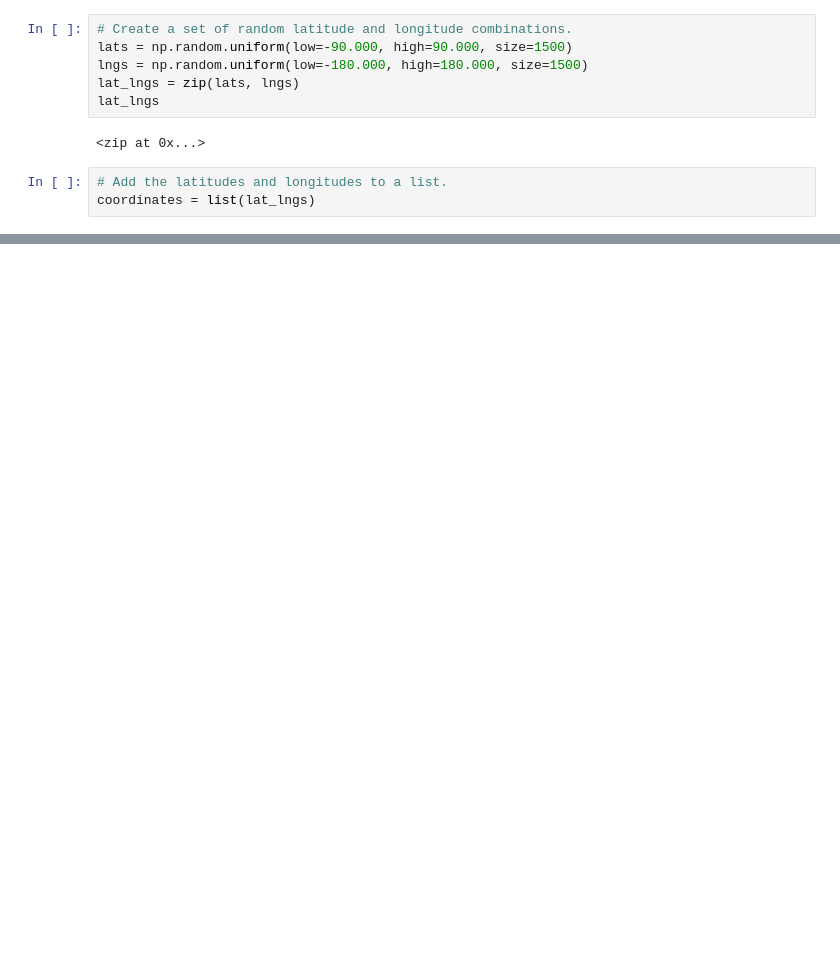
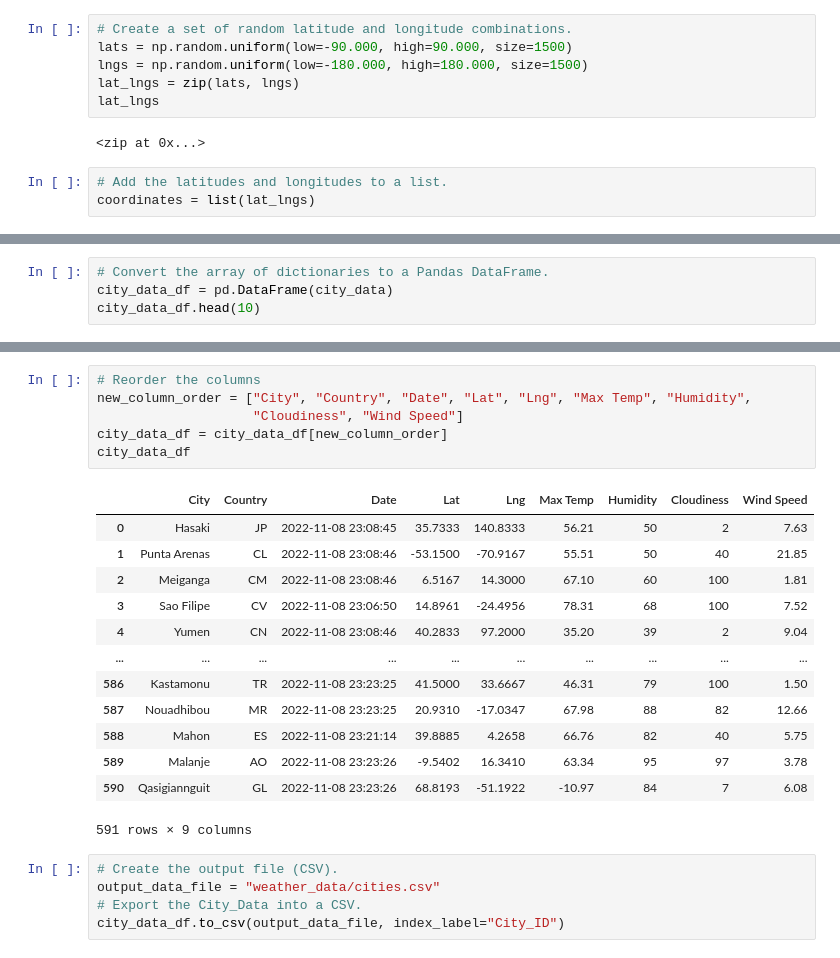
Before and after one commit to djaiello/World_Weather_Analysis, a Jupyter notebook: WeatherPy.ipynb, the cells around one changed output, grey strips where cells are left out. Saved outputs shown, nothing was run; the diff lists cells and outputs as text; blank space fills up the shorter version.

Commit message:
Added functionality to call and parse weather API, creating a df of info

```diff
--- a/WeatherPy.ipynb
+++ b/WeatherPy.ipynb
@@ -53,0 +149,4 @@ len(cities)
+# %%
+# Convert the array of dictionaries to a Pandas DataFrame.
+city_data_df = pd.DataFrame(city_data)
+city_data_df.head(10)
@@ -53,0 +165,25 @@ len(cities)
+# %%
+# Reorder the columns
+new_column_order = ["City", "Country", "Date", "Lat", "Lng", "Max Temp", "Humidity",
+                    "Cloudiness", "Wind Speed"]
+city_data_df = city_data_df[new_column_order]
+city_data_df
+# %% [output]
+|  | City | Country | Date | Lat | Lng | Max Temp | Humidity | Cloudiness | Wind Speed |
+| 0 | Hasaki | JP | 2022-11-08 23:08:45 | 35.7333 | 140.8333 | 56.21 | 50 | 2 | 7.63 |
+| 1 | Punta Arenas | CL | 2022-11-08 23:08:46 | -53.1500 | -70.9167 | 55.51 | 50 | 40 | 21.85 |
+| 2 | Meiganga | CM | 2022-11-08 23:08:46 | 6.5167 | 14.3000 | 67.10 | 60 | 100 | 1.81 |
+| 3 | Sao Filipe | CV | 2022-11-08 23:06:50 | 14.8961 | -24.4956 | 78.31 | 68 | 100 | 7.52 |
+| 4 | Yumen | CN | 2022-11-08 23:08:46 | 40.2833 | 97.2000 | 35.20 | 39 | 2 | 9.04 |
+| ... | ... | ... | ... | ... | ... | ... | ... | ... | ... |
+| 586 | Kastamonu | TR | 2022-11-08 23:23:25 | 41.5000 | 33.6667 | 46.31 | 79 | 100 | 1.50 |
+| 587 | Nouadhibou | MR | 2022-11-08 23:23:25 | 20.9310 | -17.0347 | 67.98 | 88 | 82 | 12.66 |
+| 588 | Mahon | ES | 2022-11-08 23:21:14 | 39.8885 | 4.2658 | 66.76 | 82 | 40 | 5.75 |
+| 589 | Malanje | AO | 2022-11-08 23:23:26 | -9.5402 | 16.3410 | 63.34 | 95 | 97 | 3.78 |
+| 590 | Qasigiannguit | GL | 2022-11-08 23:23:26 | 68.8193 | -51.1922 | -10.97 | 84 | 7 | 6.08 |
+591 rows × 9 columns
+# %%
+# Create the output file (CSV).
+output_data_file = "weather_data/cities.csv"
+# Export the City_Data into a CSV.
+city_data_df.to_csv(output_data_file, index_label="City_ID")
```
Also changed, not shown: parts of 6 cells of this notebook, 2 other files.
